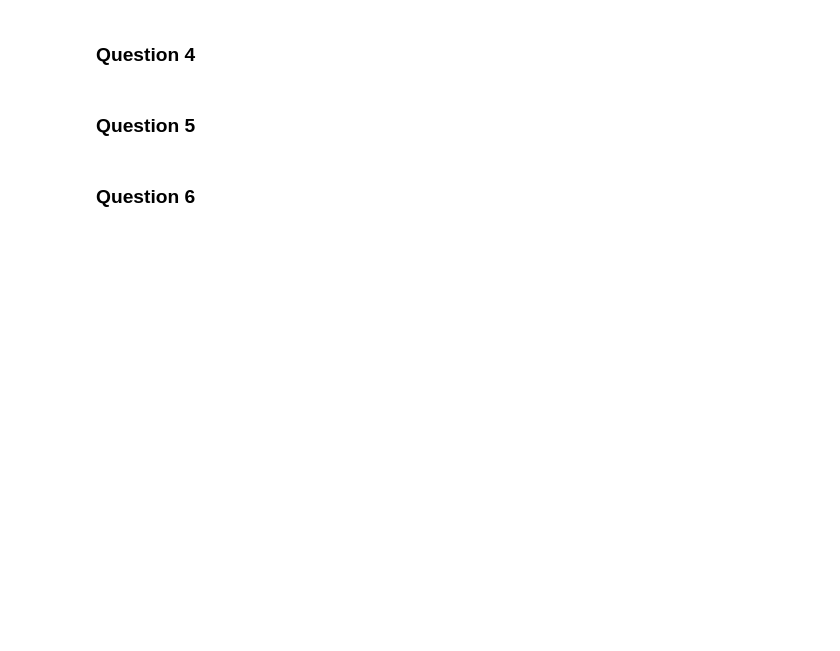
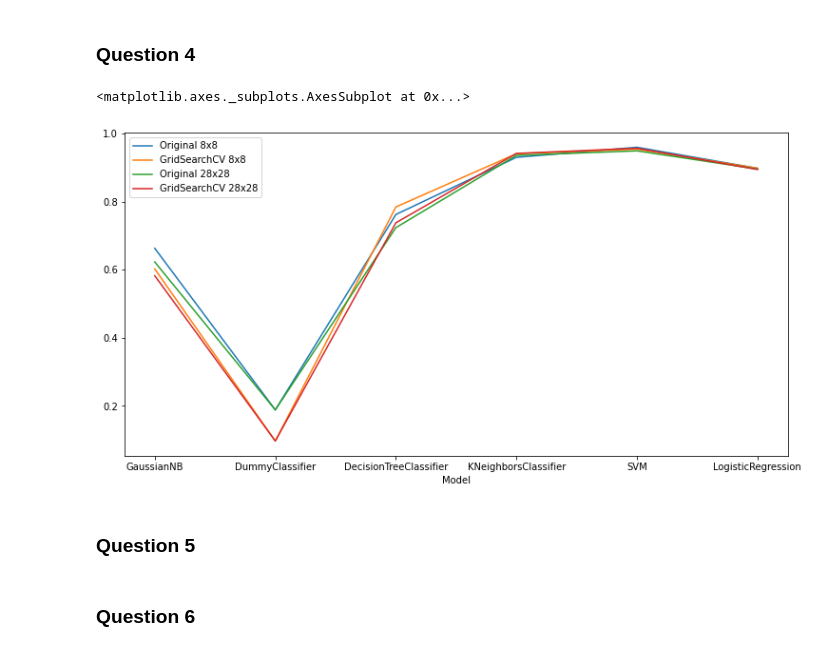
Before and after one commit to rkochar/MLAssignment, a Jupyter notebook: assignement/MNIST/GROUP_problem_mnist.ipynb, the cells around one changed output. Cells and saved outputs as stored; diff of their text form; code cells hidden in the pictures; blank space fills up the shorter version.

```diff
--- a/assignement/MNIST/GROUP_problem_mnist.ipynb
+++ b/assignement/MNIST/GROUP_problem_mnist.ipynb
@@ -293,3 +387,19 @@ best paramters:
+# %%
+#TODO
+results = [['GaussianNB', 0.663124, 0.6026, 0.623049, 0.5826],
+['DummyClassifier', 0.188406, 0.097, 0.188406, 0.097],
+['DecisionTreeClassifier', 0.762462, 0.78453, 0.723819, 0.738],
+['KNeighborsClassifier', 0.930339, 0.94106, 0.936158, 0.9418],
+['SVM', 0.95991, 0.9544, 0.949388, 0.957],
+['LogisticRegression', 0.898203, 0.8984, 0.89589, 0.8946]]
+
+df = pd.DataFrame(results, columns=["Model", "Original 8x8",
+            "GridSearchCV 8x8", "Original 28x28", "GridSearchCV 28x28"])
+df.plot('Model', ["Original 8x8", "GridSearchCV 8x8", "Original 28x28",
+                  "GridSearchCV 28x28"], figsize=(12.5,6.25))
+# %% [output]
+<matplotlib.axes._subplots.AxesSubplot at 0x...>
+[figure, added]
 # %% [markdown]
 ### Question 5
 # %%
```
Also changed, not shown: parts of 23 cells of this notebook.
